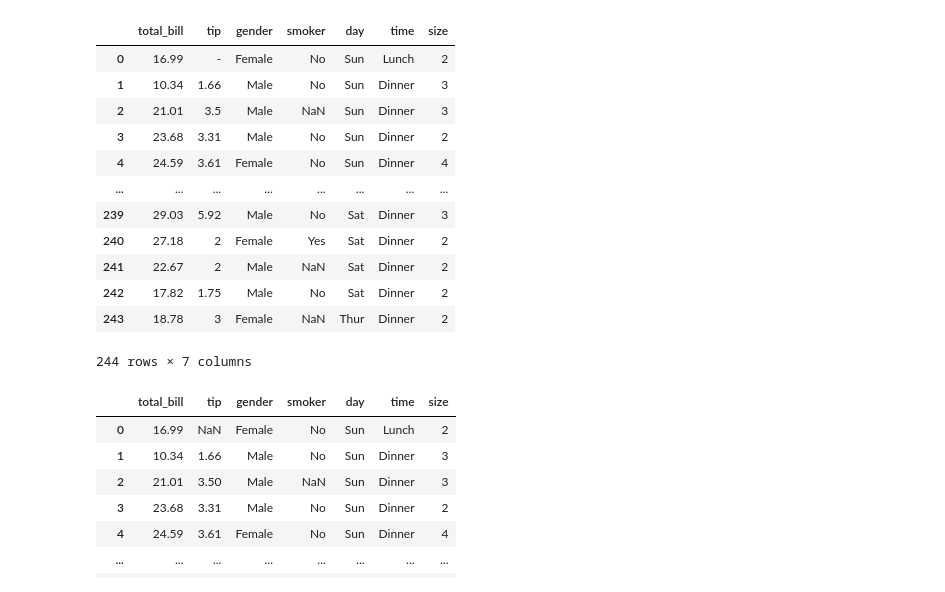
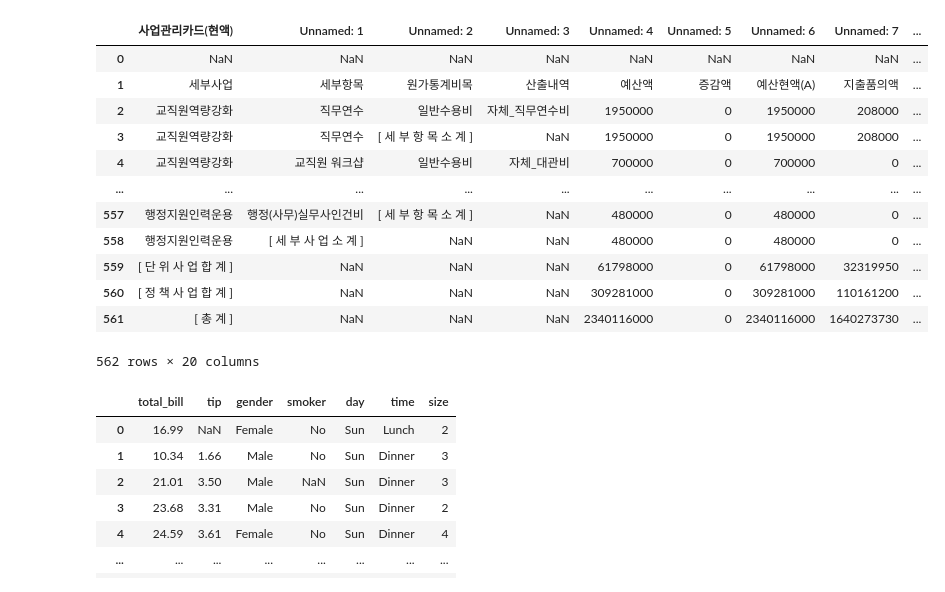
Before and after one commit to SEONGJUN-HAN/edu, a Jupyter notebook: 실습.ipynb, the cells around one changed output. Saved outputs shown, nothing was run; the diff lists cells and outputs as text; code cells hidden in the pictures.

```diff
--- a/실습.ipynb
+++ b/실습.ipynb
@@ -3,24 +3,24 @@
 # %%
 import pandas as pd
 import numpy as np
-url = 'https://github.com/panda-kim/book1/blob/main/09tips.xlsx?raw=true'
+url = 'https://github.com/SEONGJUN-HAN/edu/blob/main/2024.10.16..xlsx?raw=true'
 # data = [[10, float('nan'), 50], [20, 20, 80], [30, 40 ,80], [40, 60, 20]]
 df = pd.read_excel(url)
 df
 # %% [output]
-|  | total_bill | tip | gender | smoker | day | time | size |
-| 0 | 16.99 | - | Female | No | Sun | Lunch | 2 |
-| 1 | 10.34 | 1.66 | Male | No | Sun | Dinner | 3 |
-| 2 | 21.01 | 3.5 | Male | NaN | Sun | Dinner | 3 |
-| 3 | 23.68 | 3.31 | Male | No | Sun | Dinner | 2 |
-| 4 | 24.59 | 3.61 | Female | No | Sun | Dinner | 4 |
-| ... | ... | ... | ... | ... | ... | ... | ... |
-| 239 | 29.03 | 5.92 | Male | No | Sat | Dinner | 3 |
-| 240 | 27.18 | 2 | Female | Yes | Sat | Dinner | 2 |
-| 241 | 22.67 | 2 | Male | NaN | Sat | Dinner | 2 |
-| 242 | 17.82 | 1.75 | Male | No | Sat | Dinner | 2 |
-| 243 | 18.78 | 3 | Female | NaN | Thur | Dinner | 2 |
+|  | 사업관리카드(현액) | Unnamed: 1 | Unnamed: 2 | Unnamed: 3 | Unnamed: 4 | Unnamed: 5 | Unnamed: 6 | Unnamed: 7 | ... |
+| 0 | NaN | NaN | NaN | NaN | NaN | NaN | NaN | NaN | ... |
+| 1 | 세부사업 | 세부항목 | 원가통계비목 | 산출내역 | 예산액 | 증감액 | 예산현액(A) | 지출품의액 | ... |
+| 2 | 교직원역량강화 | 직무연수 | 일반수용비 | 자체_직무연수비 | 1950000 | 0 | 1950000 | 208000 | ... |
+| 3 | 교직원역량강화 | 직무연수 | [ 세 부 항 목 소 계 ] | NaN | 1950000 | 0 | 1950000 | 208000 | ... |
+| 4 | 교직원역량강화 | 교직원 워크샵 | 일반수용비 | 자체_대관비 | 700000 | 0 | 700000 | 0 | ... |
+| ... | ... | ... | ... | ... | ... | ... | ... | ... | ... |
+| 557 | 행정지원인력운용 | 행정(사무)실무사인건비 | [ 세 부 항 목 소 계 ] | NaN | 480000 | 0 | 480000 | 0 | ... |
+| 558 | 행정지원인력운용 | [ 세 부 사 업 소 계 ] | NaN | NaN | 480000 | 0 | 480000 | 0 | ... |
+| 559 | [ 단 위 사 업 합 계 ] | NaN | NaN | NaN | 61798000 | 0 | 61798000 | 32319950 | ... |
+| 560 | [ 정 책 사 업 합 계 ] | NaN | NaN | NaN | 309281000 | 0 | 309281000 | 110161200 | ... |
+| 561 | [ 총 계 ] | NaN | NaN | NaN | 2340116000 | 0 | 2340116000 | 1640273730 | ... |
-244 rows × 7 columns
+562 rows × 20 columns
 # %%
 # df['tip'].astype('float')
 df['tip'] = pd.to_numeric(df['tip'],errors='coerce')
```
